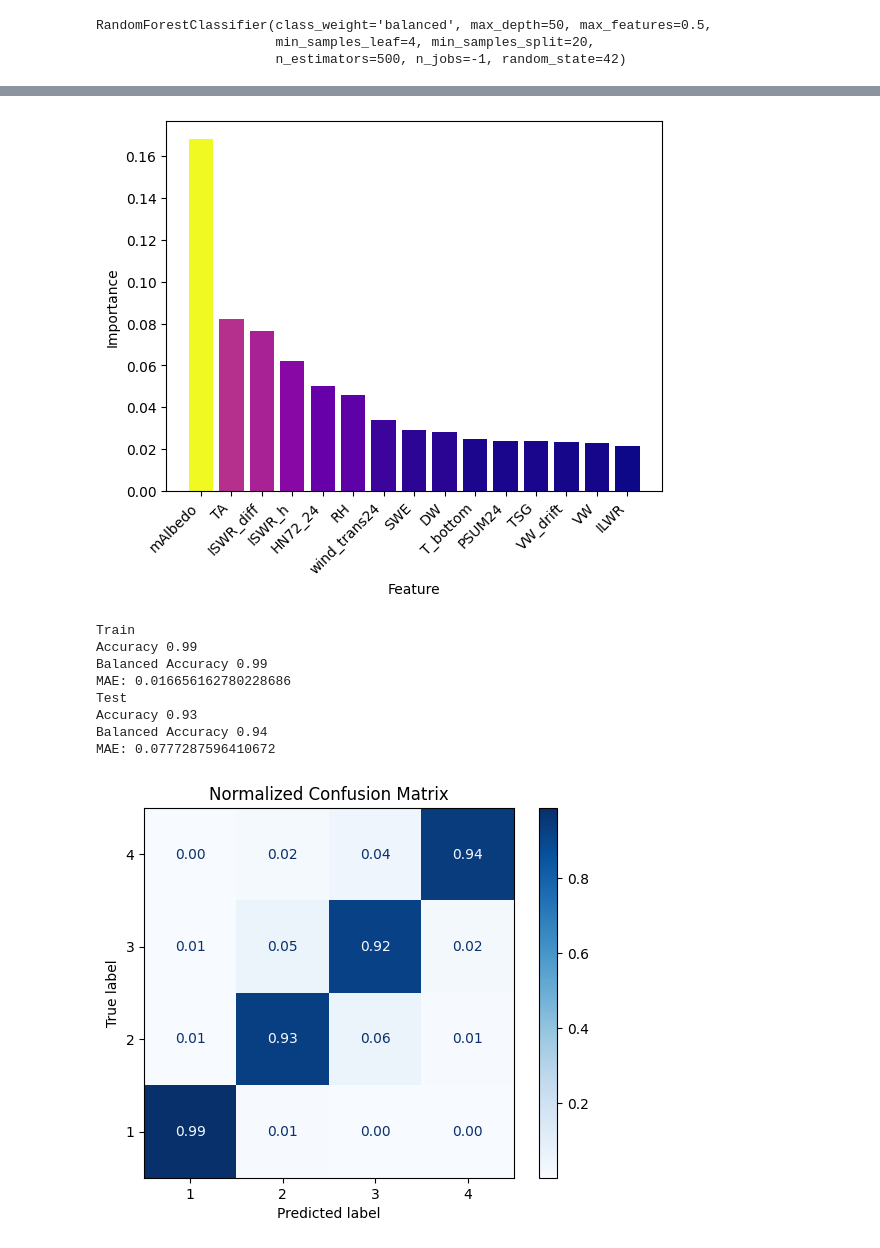
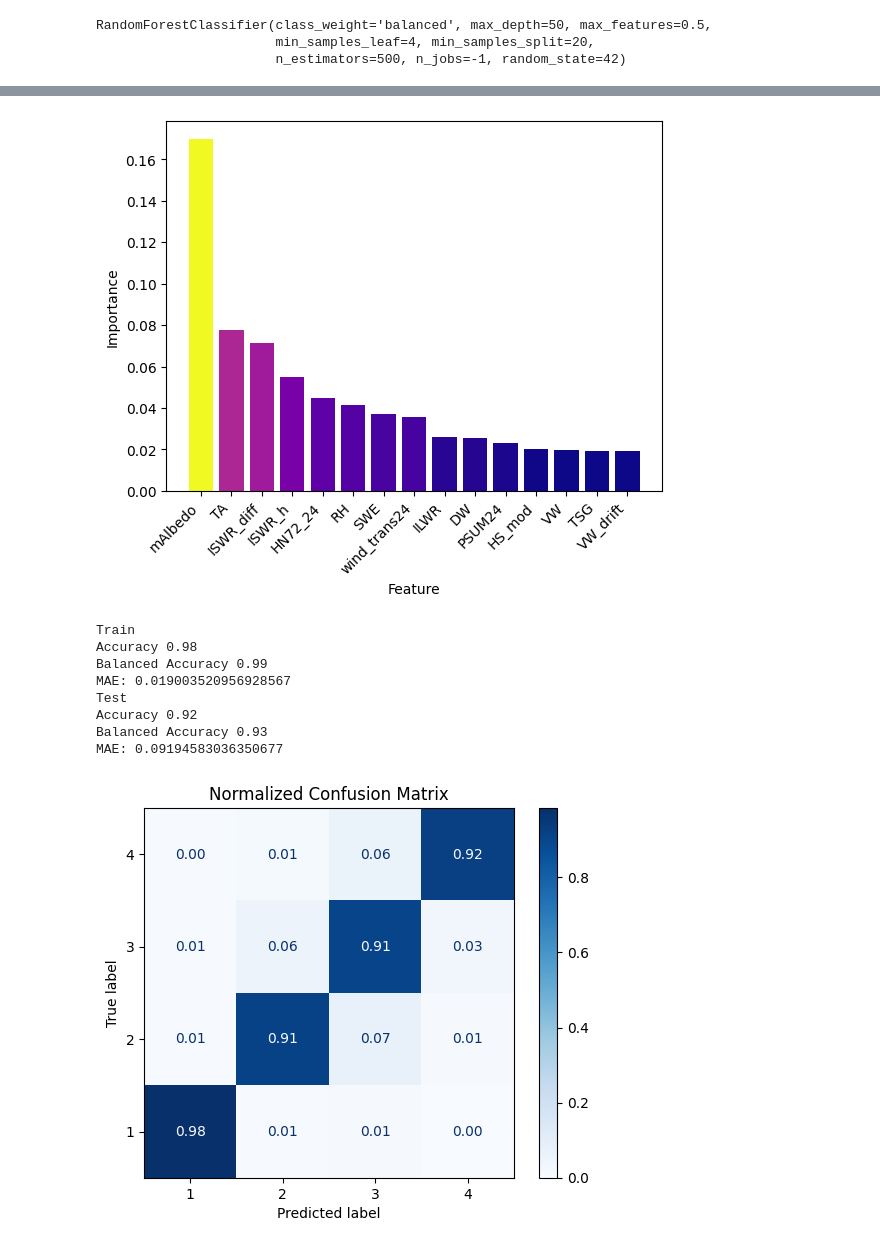
Before and after one commit to CanFam23/avy-forecasting, a Jupyter notebook: notebooks/model/forest.ipynb, the cells around one changed output, grey strips where cells are left out. Drawn from its saved outputs; the diff is of its cells as text; code cells hidden in the pictures.

Commit message:
Retrain forest after fixing data leakage

```diff
--- a/notebooks/model/forest.ipynb
+++ b/notebooks/model/forest.ipynb
@@ -36,13 +36,14 @@ seed = 42
 # print(dff0.shape)
 
 dff0 = pd.read_csv("../../data/training_combined/training_combined_2.csv")
+dff0 = dff0[dff0['slope_angle'] > 0]
 
 danger_levels = pd.read_csv("../../../data/FAC/FAC_Danger_rating_zone_elv.csv")
 danger_levels['date'] = pd.to_datetime(danger_levels['date'])
 
 coords_geodf = gpd.read_file("../../../data/FAC/zones/grid_coords_subset.geojson")
 # %%
-exclude_cols = ['date','id_x','slope_azi', 'danger_level','altitude','slope_angle','elevation_band','lat', 'lon', 'zone_name', 'geometry']
+exclude_cols = ['date','id_x','slope_azi', 'danger_level','altitude','slope_angle','elevation_band','lat', 'lon', 'zone_name', 'geometry','danger_level.1']
 # X, y, excluded_cols = prep_data(
 #     dff0,
 #     danger_levels,
@@ -158,29 +188,29 @@ plt.ylabel("Importance")
 plt.xlabel("Feature")
 plt.show()
 # %% [output]
-[figure, old version]
+[figure, new version]
 # %%
 
-with open("../../data/models/best_model_2.pkl", "ab") as file:
+with open("../../data/models/best_model_2.pkl", "wb") as file:
     pickle.dump(rf, file)
 
 with open("../../data/models/best_model_2.pkl", "rb") as file:
     best_model = pickle.load(file)
 
 y_pred = best_model.predict(X_test)
 
 print("Train")
 eval_model(y_train, best_model.predict(X_train))
 
 print("Test")
 eval_model(y_test, y_pred, plot=True, norm=True)
 # %% [output]
 Train
-Accuracy 0.99
+Accuracy 0.98
 Balanced Accuracy 0.99
-MAE: 0.016656162780228686
+MAE: 0.019003520956928567
 Test
-Accuracy 0.93
-Balanced Accuracy 0.94
-MAE: 0.0777287596410672
+Accuracy 0.92
+Balanced Accuracy 0.93
+MAE: 0.09194583036350677
-[figure, old version]
+[figure, new version]
```
Also changed, not shown: parts of 5 cells of this notebook.
